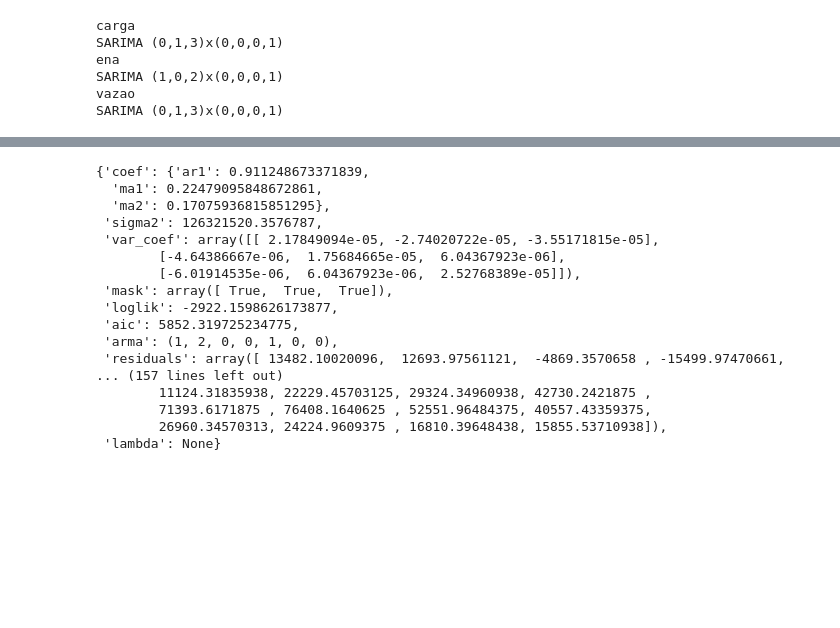
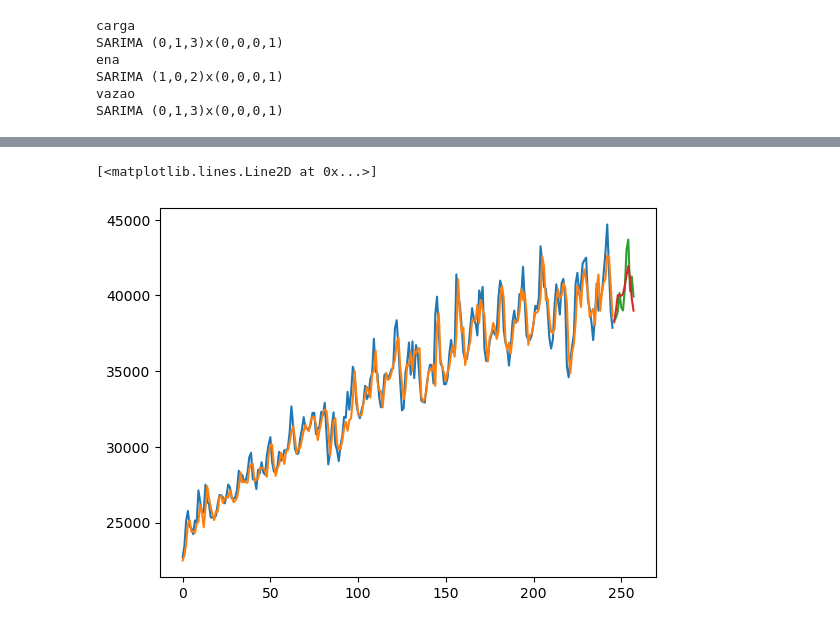
Before and after one commit to MathNog/UndergradFinalProj_NonLinearScoreDriven, a Jupyter notebook: fit_autoarima.ipynb, the cells around one changed output, grey strips where cells are left out. Cells and saved outputs as stored; diff of their text form; code cells hidden in the pictures; blank space fills up the shorter version.

Commit message:
fit carga still with no trend

```diff
--- a/fit_autoarima.ipynb
+++ b/fit_autoarima.ipynb
@@ -101,20 +106,45 @@ print(fitted_model.model_["arma"])
-# %%
-fitted_model.model_
-# %% [output]
-{'coef': {'ar1': 0.911248673371839,
-  'ma1': 0.22479095848672861,
-  'ma2': 0.17075936815851295},
- 'sigma2': 126321520.3576787,
- 'var_coef': array([[ 2.17849094e-05, -2.74020722e-05, -3.55171815e-05],
-        [-4.64386667e-06,  1.75684665e-05,  6.04367923e-06],
-        [-6.01914535e-06,  6.04367923e-06,  2.52768389e-05]]),
- 'mask': array([ True,  True,  True]),
- 'loglik': -2922.1598626173877,
- 'aic': 5852.319725234775,
- 'arma': (1, 2, 0, 0, 1, 0, 0),
- 'residuals': array([ 13482.10020096,  12693.97561121,  -4869.3570658 , -15499.97470661,
-... (157 lines left out)
-        11124.31835938, 22229.45703125, 29324.34960938, 42730.2421875 ,
-        71393.6171875 , 76408.1640625 , 52551.96484375, 40557.43359375,
-        26960.34570313, 24224.9609375 , 16810.39648438, 15855.53710938]),
- 'lambda': None}
+# %%
+def correct_scale(series, K, residuals):
+    sqr = np.sum(residuals**2)
+    N = len(residuals)
+    sigma2 = sqr/(N-K)
+    return np.exp(series)*np.exp(0.5*sigma2)
+# %%
+serie = "carga"
+y = np.log(dict_series[serie]["values"])
+datas = dict_series[serie]["dates"]
+
+horizon = 12
+
+y_train = y.iloc[0:-horizon]
+y_test = y.iloc[-horizon:]
+
+data_train = datas.iloc[0:-horizon]
+data_test = datas.iloc[-horizon:]
+
+
+sarima = ARIMA(order = (12,1,1),
+                seasonal_order = (0,0,0))
+fitted_model = sarima.fit(y_train.values)
+
+fit_in_sample = fitted_model.predict_in_sample()["fitted"]
+
+residuals = y_train - fit_in_sample
+fit_in_sample = correct_scale(fit_in_sample, 16, residuals)
+
+fit_in_sample = pd.DataFrame(dict(Data=data_train, Values=fit_in_sample))
+
+y_hat = fitted_model.predict(h=horizon)["mean"]
+y_hat = correct_scale(y_hat, 16, residuals)
+y_hat = pd.DataFrame(dict(Data=data_test, Values=y_hat))
+
+fit_in_sample.to_csv(path_series+serie+"_fit_autoarima.csv")
+y_hat.to_csv(path_series+serie+"_forecast_autoarima.csv")
+
+plt.plot(np.exp(y_train))
+plt.plot(fit_in_sample.Values)
+plt.plot(np.exp(y_test))
+plt.plot(y_hat.Values)
+# %% [output]
+[<matplotlib.lines.Line2D at 0x...>]
+[figure, added]
```
Also changed, not shown: parts of 4 cells of this notebook, 44 other files.
